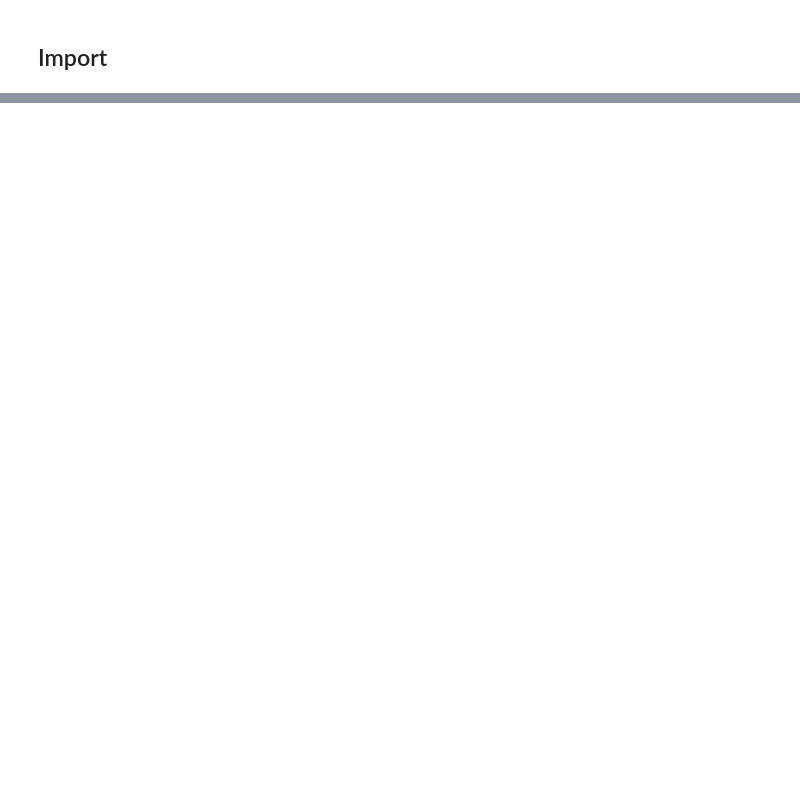
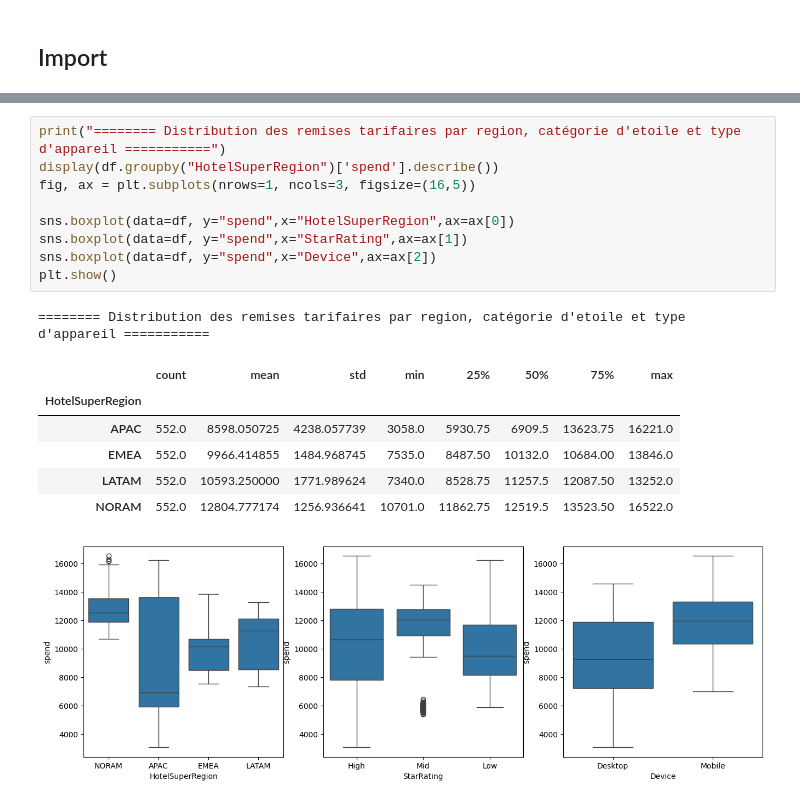
Before and after one commit to Soilah98/Clustering-Segmentation, a Jupyter notebook: 4_Optimisation_des_prix_hôteliers/notebook/pricing.ipynb, the cells around one changed output, grey strips where cells are left out. Drawn from its saved outputs; the diff is of its cells as text; blank space fills up the shorter version.

```diff
--- a/4_Optimisation_des_prix_hôteliers/notebook/pricing.ipynb
+++ b/4_Optimisation_des_prix_hôteliers/notebook/pricing.ipynb
@@ -58,0 +134,18 @@ df = data.copy()
+# %%
+print("======== Distribution des remises tarifaires par region, catégorie d'etoile et type d'appareil ===========")
+display(df.groupby("HotelSuperRegion")['spend'].describe())
+fig, ax = plt.subplots(nrows=1, ncols=3, figsize=(16,5))
+
+sns.boxplot(data=df, y="spend",x="HotelSuperRegion",ax=ax[0])
+sns.boxplot(data=df, y="spend",x="StarRating",ax=ax[1])
+sns.boxplot(data=df, y="spend",x="Device",ax=ax[2])
+plt.show()
+# %% [output]
+======== Distribution des remises tarifaires par region, catégorie d'etoile et type d'appareil ===========
+|  | count | mean | std | min | 25% | 50% | 75% | max |
+| HotelSuperRegion |  |  |  |  |  |  |  |  |
+| APAC | 552.0 | 8598.050725 | 4238.057739 | 3058.0 | 5930.75 | 6909.5 | 13623.75 | 16221.0 |
+| EMEA | 552.0 | 9966.414855 | 1484.968745 | 7535.0 | 8487.50 | 10132.0 | 10684.00 | 13846.0 |
+| LATAM | 552.0 | 10593.250000 | 1771.989624 | 7340.0 | 8528.75 | 11257.5 | 12087.50 | 13252.0 |
+| NORAM | 552.0 | 12804.777174 | 1256.936641 | 10701.0 | 11862.75 | 12519.5 | 13523.50 | 16522.0 |
+[figure, added]
```
Also changed, not shown: parts of 29 cells of this notebook.
